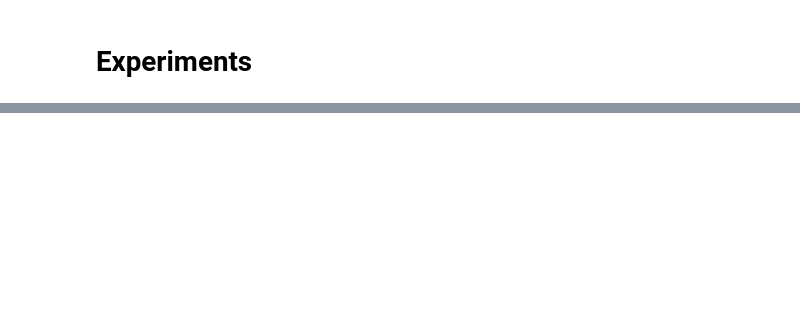
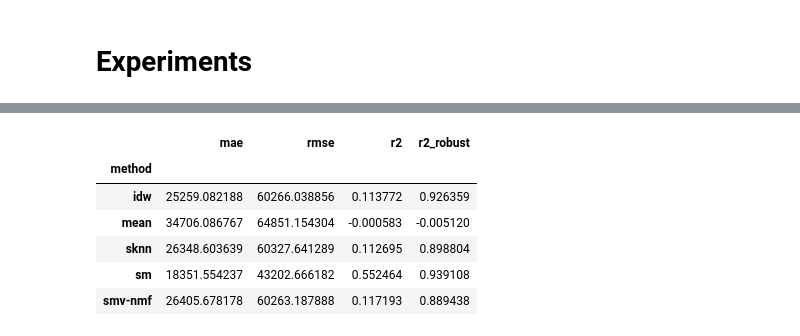
Before and after one commit to vasilstar97/sm-imputation, a Jupyter notebook: examples/experiment.ipynb, the cells around one changed output, grey strips where cells are left out. Saved outputs shown, nothing was run; the diff lists cells and outputs as text; code cells hidden in the pictures; blank space fills up the shorter version.

```diff
--- a/examples/experiment.ipynb
+++ b/examples/experiment.ipynb
@@ -64,3 +96,18 @@ results_df.head()
+# %%
+results_df.groupby('method').agg({
+    'mae': 'mean',
+    'rmse': 'mean',
+    'r2': 'mean',
+    'r2_robust': 'mean'
+})
+# %% [output]
+|  | mae | rmse | r2 | r2_robust |
+| method |  |  |  |  |
+| idw | 25259.082188 | 60266.038856 | 0.113772 | 0.926359 |
+| mean | 34706.086767 | 64851.154304 | -0.000583 | -0.005120 |
+| sknn | 26348.603639 | 60327.641289 | 0.112695 | 0.898804 |
+| sm | 18351.554237 | 43202.666182 | 0.552464 | 0.939108 |
+| smv-nmf | 26405.678178 | 60263.187888 | 0.117193 | 0.889438 |
 # %%
 import seaborn as sns
 import matplotlib.pyplot as plt
```
Also changed, not shown: parts of 5 cells of this notebook, 5 other files.
